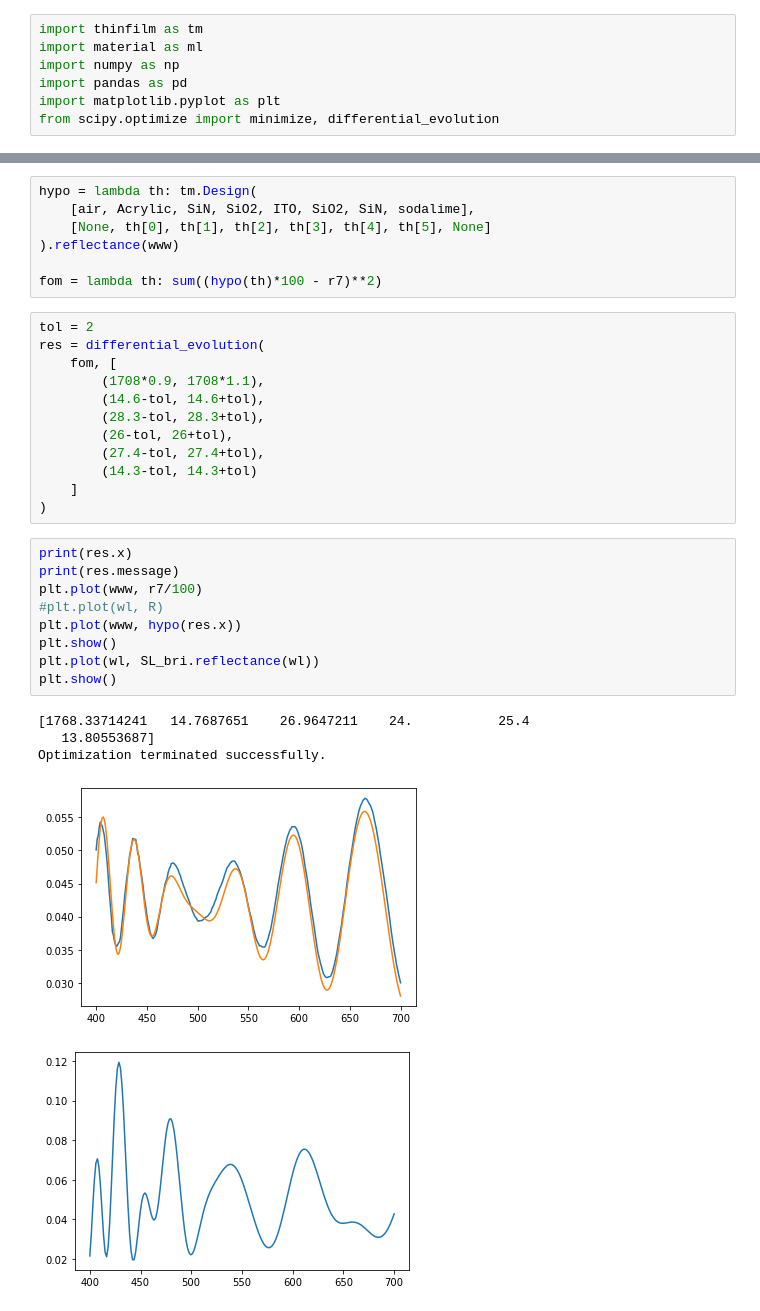
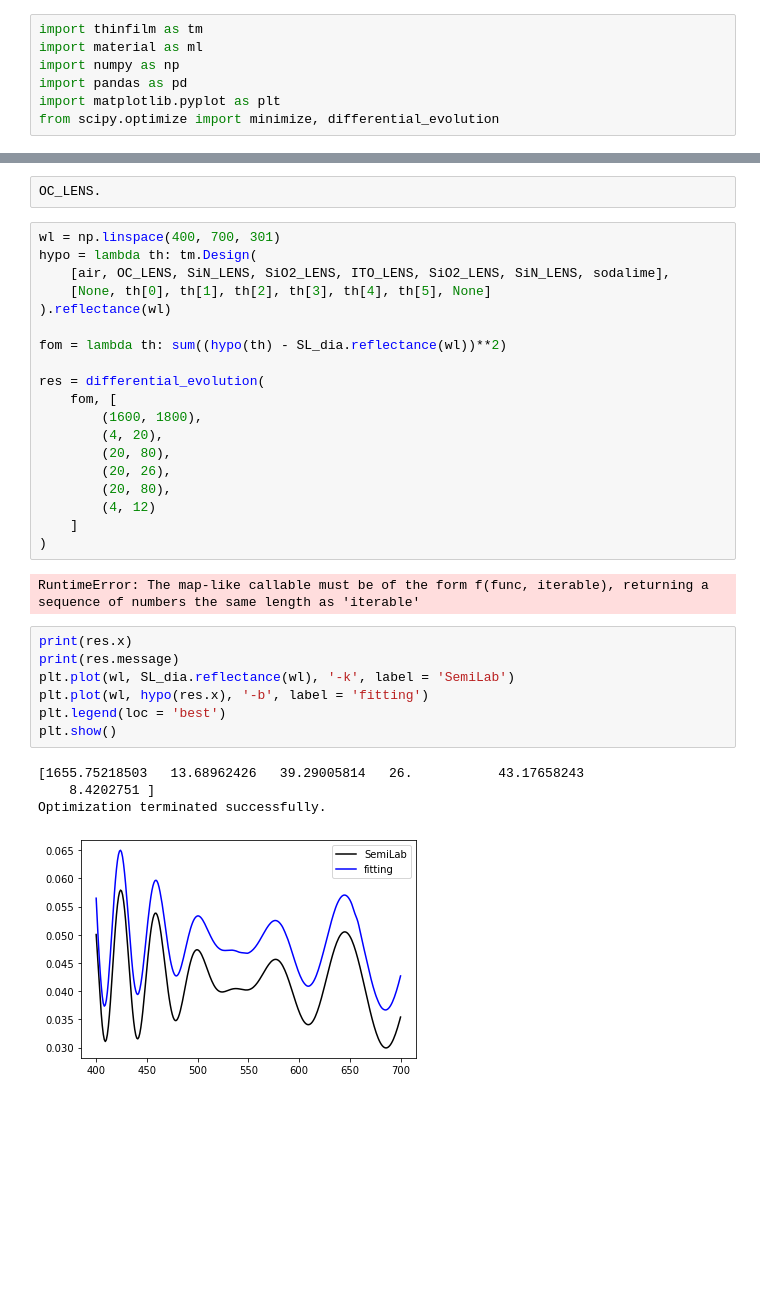
Before and after one commit to Yoway1994/ThinFilm, a Jupyter notebook: reflectance_simulation_SemiLab.ipynb, the cells around one changed output, grey strips where cells are left out. Saved outputs shown, nothing was run; the diff lists cells and outputs as text; blank space fills up the shorter version.

```diff
--- a/reflectance_simulation_SemiLab.ipynb
+++ b/reflectance_simulation_SemiLab.ipynb
@@ -32,34 +33,35 @@ r7 = file7['SCAN']
+# %%
+OC_LENS.
 # %%
+wl = np.linspace(400, 700, 301)
 hypo = lambda th: tm.Design(
-    [air, Acrylic, SiN, SiO2, ITO, SiO2, SiN, sodalime],
+    [air, OC_LENS, SiN_LENS, SiO2_LENS, ITO_LENS, SiO2_LENS, SiN_LENS, sodalime],
     [None, th[0], th[1], th[2], th[3], th[4], th[5], None]
-).reflectance(www)
+).reflectance(wl)
 
-fom = lambda th: sum((hypo(th)*100 - r7)**2)
+fom = lambda th: sum((hypo(th) - SL_dia.reflectance(wl))**2)
+
+res = differential_evolution(
+    fom, [
+        (1600, 1800),
+        (4, 20),
+        (20, 80),
+        (20, 26),
+        (20, 80),
+        (4, 12)
+    ]
+)
+# %% [output]
+RuntimeError: The map-like callable must be of the form f(func, iterable), returning a sequence of numbers the same length as 'iterable'
-# %%
-tol = 2
-res = differential_evolution(
-    fom, [
-        (1708*0.9, 1708*1.1),
-        (14.6-tol, 14.6+tol),
-        (28.3-tol, 28.3+tol),
-        (26-tol, 26+tol),
-        (27.4-tol, 27.4+tol),
-        (14.3-tol, 14.3+tol)
-    ]
-)
 # %%
 print(res.x)
 print(res.message)
-plt.plot(www, r7/100)
-#plt.plot(wl, R)
-plt.plot(www, hypo(res.x))
+plt.plot(wl, SL_dia.reflectance(wl), '-k', label = 'SemiLab')
+plt.plot(wl, hypo(res.x), '-b', label = 'fitting')
+plt.legend(loc = 'best')
 plt.show()
-plt.plot(wl, SL_bri.reflectance(wl))
-plt.show()
 # %% [output]
-[1768.33714241   14.7687651    26.9647211    24.           25.4
-   13.80553687]
+[1655.75218503   13.68962426   39.29005814   26.           43.17658243
+    8.4202751 ]
 Optimization terminated successfully.
-[figure, old version]
+[figure, new version]
-[figure, removed]
```
Also changed, not shown: parts of 4 cells of this notebook, 8 other files.
